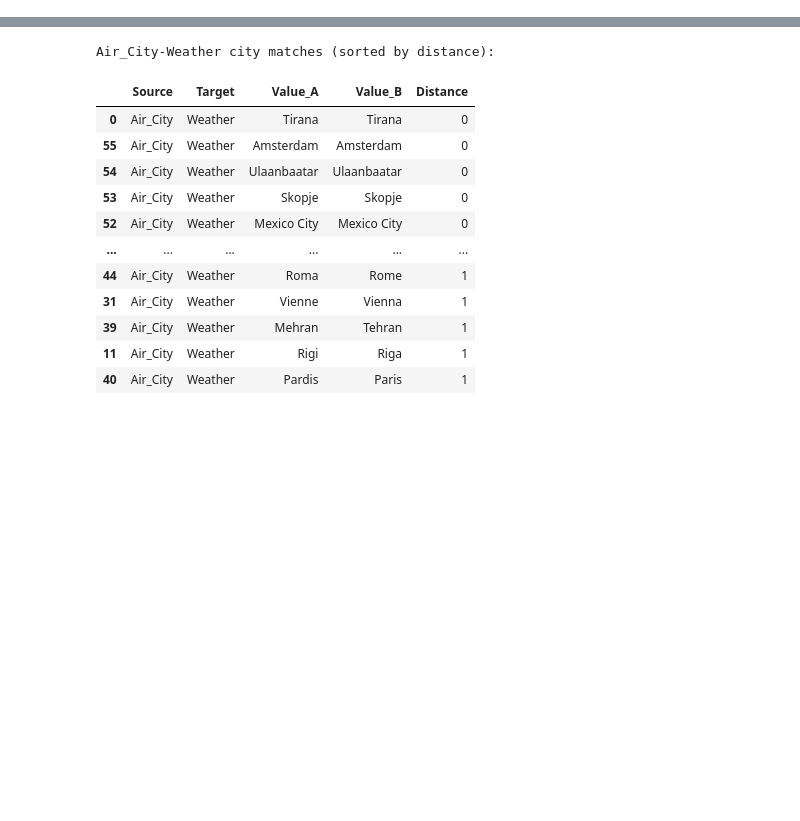
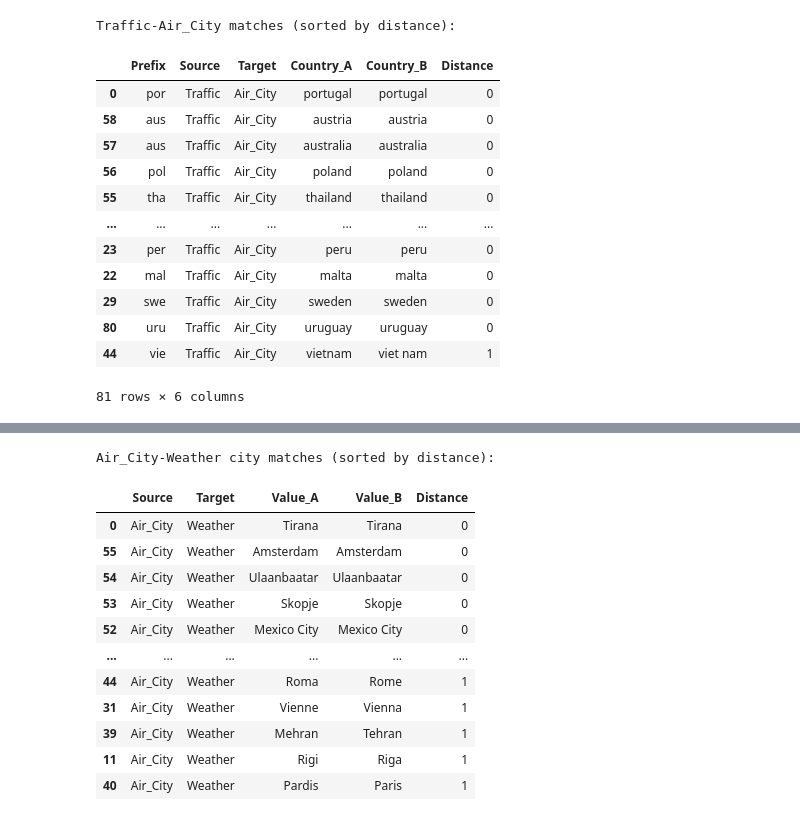
Before and after one commit to iceyubing/ipai25, a Jupyter notebook: levenshtein.ipynb, the cells around one changed output, grey strips where cells are left out. Cells and saved outputs as stored; diff of their text form; code cells hidden in the pictures; blank space fills up the shorter version.

```diff
--- a/levenshtein.ipynb
+++ b/levenshtein.ipynb
@@ -73,0 +92,41 @@ for prefix in TF_common_prefixes:
+# %%
+# traffic - air_city
+matches_tcity = []
+
+for prefix in dp.TCity_common_prefixes:
+    subset_a = dp.traffic[dp.traffic['country_prefix'] == prefix]
+    subset_b = dp.air_city[dp.air_city['country_prefix'] == prefix]
+    for loc in subset_a['Country_normalized'].unique():
+        for country in subset_b['Country_normalized'].unique():
+            if levenshtein_match(loc, country):
+                distance = dp.lev.distance(str(loc), str(country))
+                matches_tcity.append({
+                    "Prefix": prefix,
+                    "Source": "Traffic",
+                    "Target": "Air_City",
+                    "Country_A": loc,
+                    "Country_B": country,
+                    "Distance": distance
+                })
+
+tac_df = dp.pd.DataFrame(matches_tcity)
+if not tac_df.empty:
+    print("Traffic-Air_City matches (sorted by distance):")
+    display(tac_df.sort_values('Distance'))
+else:
+    print("No Traffic-Air_City matches found")
+# %% [output]
+Traffic-Air_City matches (sorted by distance):
+|  | Prefix | Source | Target | Country_A | Country_B | Distance |
+| 0 | por | Traffic | Air_City | portugal | portugal | 0 |
+| 58 | aus | Traffic | Air_City | austria | austria | 0 |
+| 57 | aus | Traffic | Air_City | australia | australia | 0 |
+| 56 | pol | Traffic | Air_City | poland | poland | 0 |
+| 55 | tha | Traffic | Air_City | thailand | thailand | 0 |
+| ... | ... | ... | ... | ... | ... | ... |
+| 23 | per | Traffic | Air_City | peru | peru | 0 |
+| 22 | mal | Traffic | Air_City | malta | malta | 0 |
+| 29 | swe | Traffic | Air_City | sweden | sweden | 0 |
+| 80 | uru | Traffic | Air_City | uruguay | uruguay | 0 |
+| 44 | vie | Traffic | Air_City | vietnam | viet nam | 1 |
+81 rows × 6 columns
```
Also changed, not shown: parts of 9 cells of this notebook, 1 other file.
